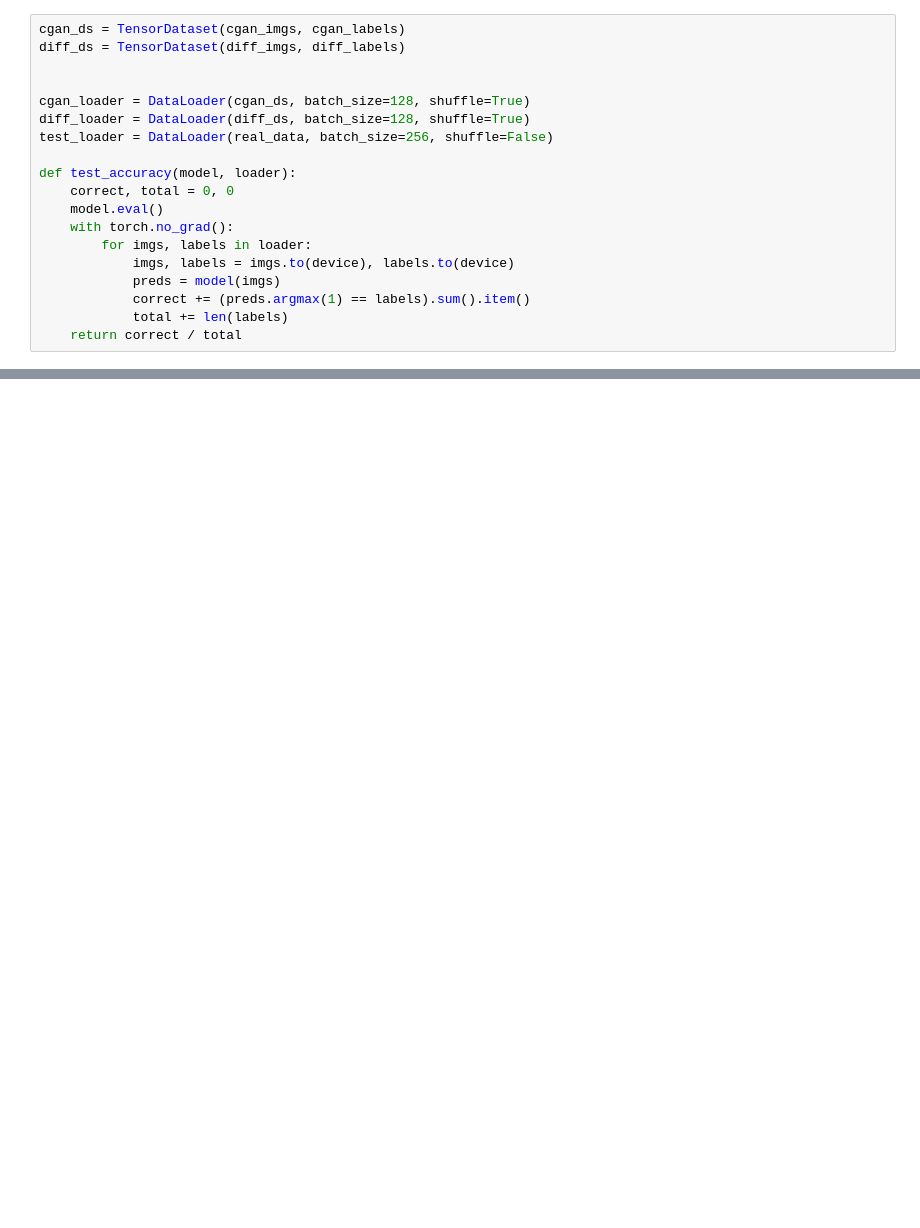
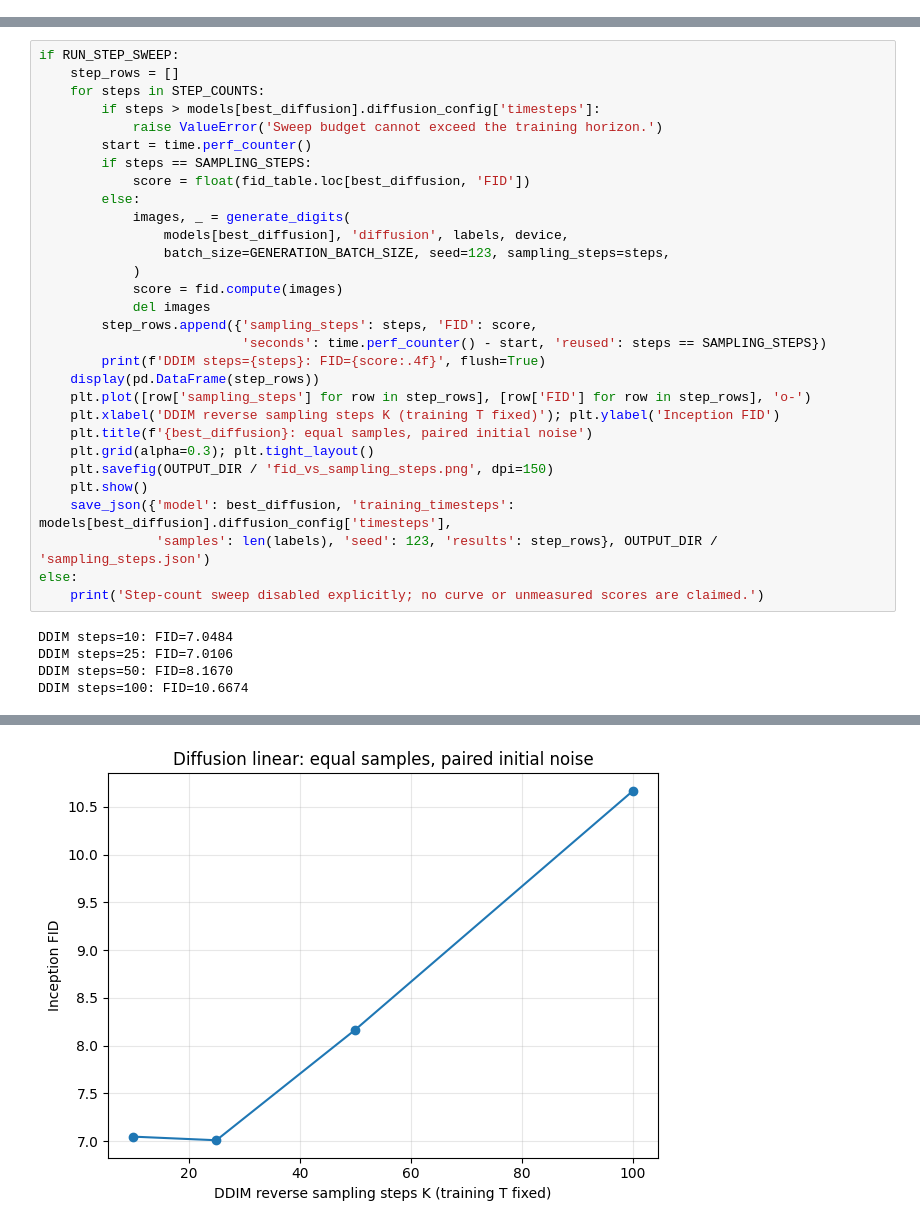
Before and after one commit to polarbeargo/Deep-Learning-Nanodegree-Program-Projects, a Jupyter notebook: Synthetic Handwriting Generator for CAPTCHA Systems Project/starter/03_evaluation.ipynb, the cells around one changed output, grey strips where cells are left out. Drawn from its saved outputs; the diff is of its cells as text; blank space fills up the shorter version.

Commit message:
feat: Evaluate generative fidelity, diversity, and synthetic-data utility

```diff
--- a/Synthetic Handwriting Generator for CAPTCHA Systems Project/starter/03_evaluation.ipynb
+++ b/Synthetic Handwriting Generator for CAPTCHA Systems Project/starter/03_evaluation.ipynb
@@ -337,19 +0,0 @@ def train_classifier(model, loader, epochs=3):
-# %%
-cgan_ds = TensorDataset(cgan_imgs, cgan_labels)
-diff_ds = TensorDataset(diff_imgs, diff_labels)
-
-
-cgan_loader = DataLoader(cgan_ds, batch_size=128, shuffle=True)
-diff_loader = DataLoader(diff_ds, batch_size=128, shuffle=True)
-test_loader = DataLoader(real_data, batch_size=256, shuffle=False)
-
-def test_accuracy(model, loader):
-    correct, total = 0, 0
-    model.eval()
-    with torch.no_grad():
-        for imgs, labels in loader:
-            imgs, labels = imgs.to(device), labels.to(device)
-            preds = model(imgs)
-            correct += (preds.argmax(1) == labels).sum().item()
-            total += len(labels)
-    return correct / total
@@ -365,0 +205,35 @@ print(f"Classifier trained on Diffusion data → Test accuracy: {diff_acc:.3f}")
+# %%
+if RUN_STEP_SWEEP:
+    step_rows = []
+    for steps in STEP_COUNTS:
+        if steps > models[best_diffusion].diffusion_config['timesteps']:
+            raise ValueError('Sweep budget cannot exceed the training horizon.')
+        start = time.perf_counter()
+        if steps == SAMPLING_STEPS:
+            score = float(fid_table.loc[best_diffusion, 'FID'])
+        else:
+            images, _ = generate_digits(
+                models[best_diffusion], 'diffusion', labels, device,
+                batch_size=GENERATION_BATCH_SIZE, seed=123, sampling_steps=steps,
+            )
+            score = fid.compute(images)
+            del images
+        step_rows.append({'sampling_steps': steps, 'FID': score,
+                          'seconds': time.perf_counter() - start, 'reused': steps == SAMPLING_STEPS})
+        print(f'DDIM steps={steps}: FID={score:.4f}', flush=True)
+    display(pd.DataFrame(step_rows))
+    plt.plot([row['sampling_steps'] for row in step_rows], [row['FID'] for row in step_rows], 'o-')
+    plt.xlabel('DDIM reverse sampling steps K (training T fixed)'); plt.ylabel('Inception FID')
+    plt.title(f'{best_diffusion}: equal samples, paired initial noise')
+    plt.grid(alpha=0.3); plt.tight_layout()
+    plt.savefig(OUTPUT_DIR / 'fid_vs_sampling_steps.png', dpi=150)
+    plt.show()
+    save_json({'model': best_diffusion, 'training_timesteps': models[best_diffusion].diffusion_config['timesteps'],
+               'samples': len(labels), 'seed': 123, 'results': step_rows}, OUTPUT_DIR / 'sampling_steps.json')
+else:
+    print('Step-count sweep disabled explicitly; no curve or unmeasured scores are claimed.')
+# %% [output]
+DDIM steps=10: FID=7.0484
+DDIM steps=25: FID=7.0106
+DDIM steps=50: FID=8.1670
+DDIM steps=100: FID=10.6674
@@ -365,0 +245 @@ print(f"Classifier trained on Diffusion data → Test accuracy: {diff_acc:.3f}")
+[figure, added]
```
Also changed, not shown: parts of 39 cells of this notebook.
